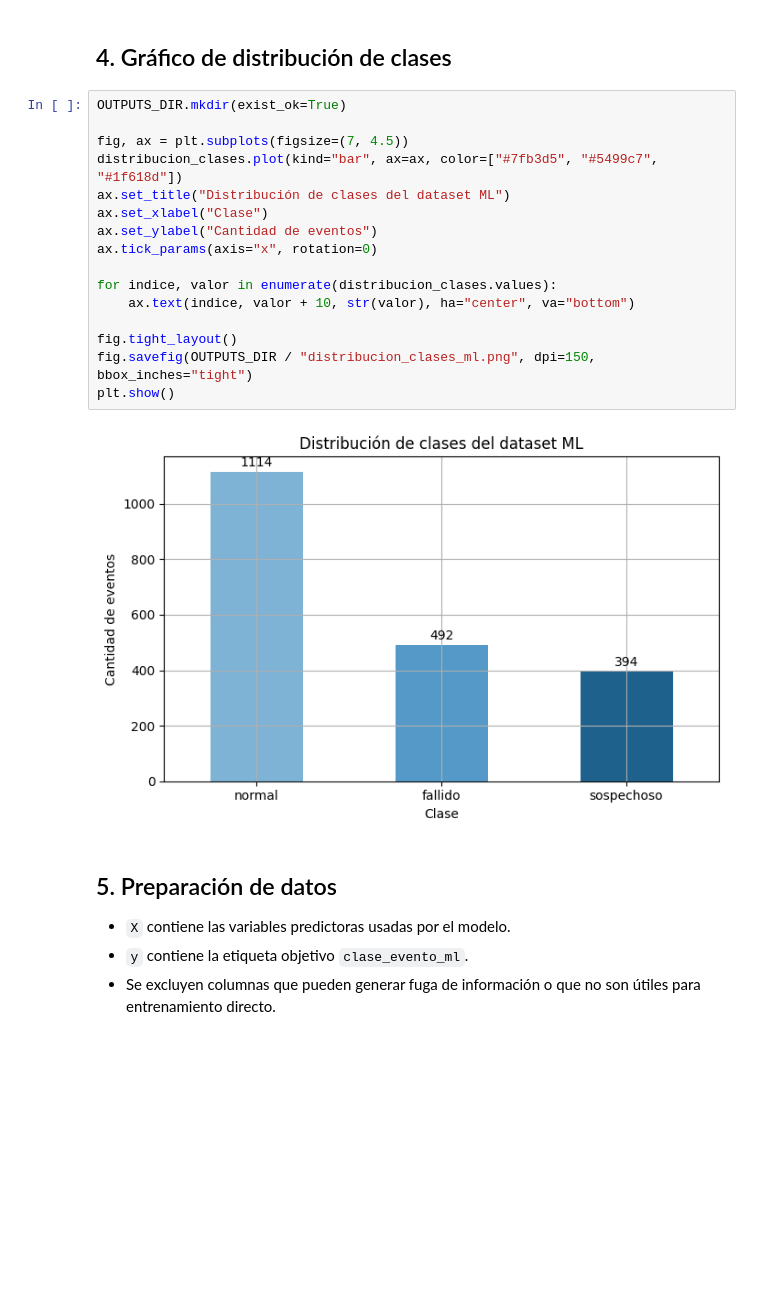
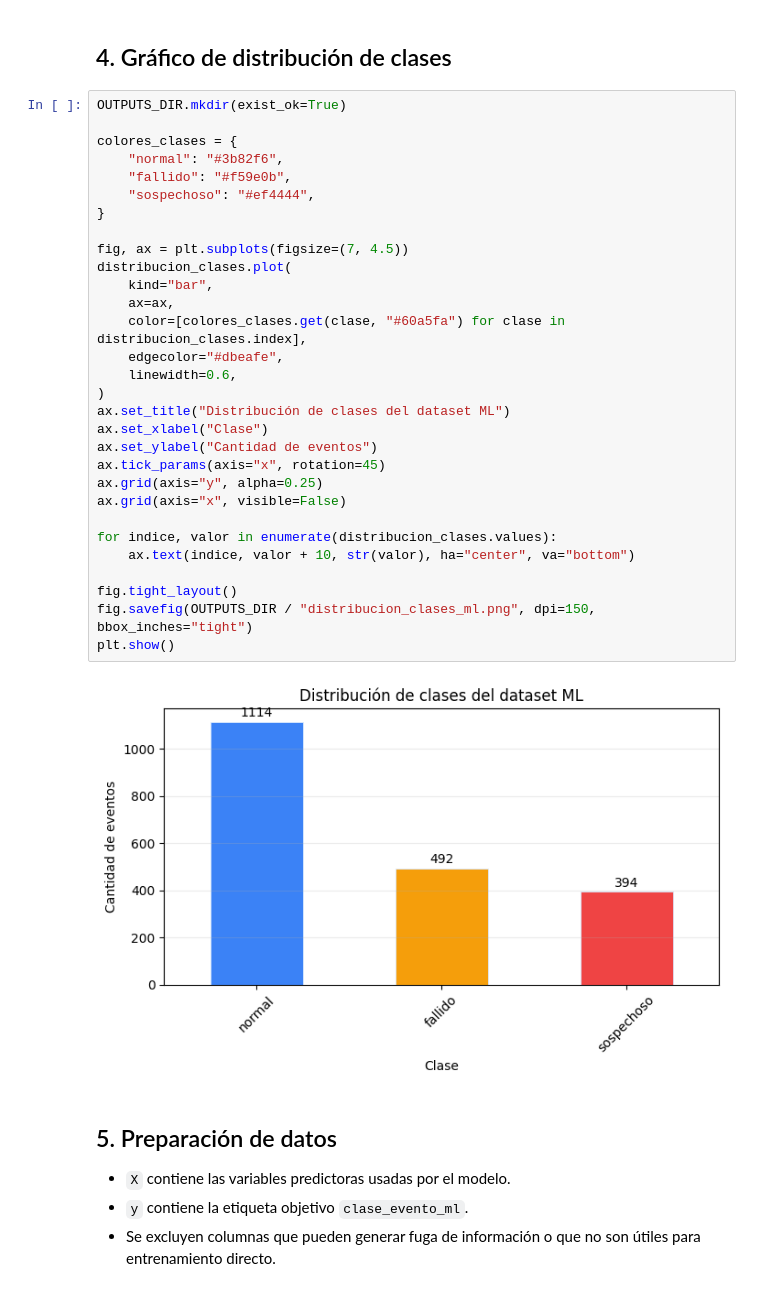
Before and after one commit to Garotyy/Q-SOC_SOAR_Public, a Jupyter notebook: notebooks/evaluacion_modelo_ml.ipynb, the cells around one changed output. Cells and saved outputs as stored; diff of their text form; blank space fills up the shorter version.

```diff
--- a/notebooks/evaluacion_modelo_ml.ipynb
+++ b/notebooks/evaluacion_modelo_ml.ipynb
@@ -108,21 +108,35 @@ Cantidad de columnas: 21
 # %%
 OUTPUTS_DIR.mkdir(exist_ok=True)
 
+colores_clases = {
+    "normal": "#3b82f6",
+    "fallido": "#f59e0b",
+    "sospechoso": "#ef4444",
+}
+
 fig, ax = plt.subplots(figsize=(7, 4.5))
-distribucion_clases.plot(kind="bar", ax=ax, color=["#7fb3d5", "#5499c7", "#1f618d"])
+distribucion_clases.plot(
+    kind="bar",
+    ax=ax,
+    color=[colores_clases.get(clase, "#60a5fa") for clase in distribucion_clases.index],
+    edgecolor="#dbeafe",
+    linewidth=0.6,
+)
 ax.set_title("Distribución de clases del dataset ML")
 ax.set_xlabel("Clase")
 ax.set_ylabel("Cantidad de eventos")
-ax.tick_params(axis="x", rotation=0)
+ax.tick_params(axis="x", rotation=45)
+ax.grid(axis="y", alpha=0.25)
+ax.grid(axis="x", visible=False)
 
 for indice, valor in enumerate(distribucion_clases.values):
     ax.text(indice, valor + 10, str(valor), ha="center", va="bottom")
 
 fig.tight_layout()
 fig.savefig(OUTPUTS_DIR / "distribucion_clases_ml.png", dpi=150, bbox_inches="tight")
 plt.show()
 # %% [output]
-[figure, old version]
+[figure, new version]
 # %% [markdown]
 ## 5. Preparación de datos
 
```
Also changed, not shown: parts of 1 cell of this notebook, 2 other files.
